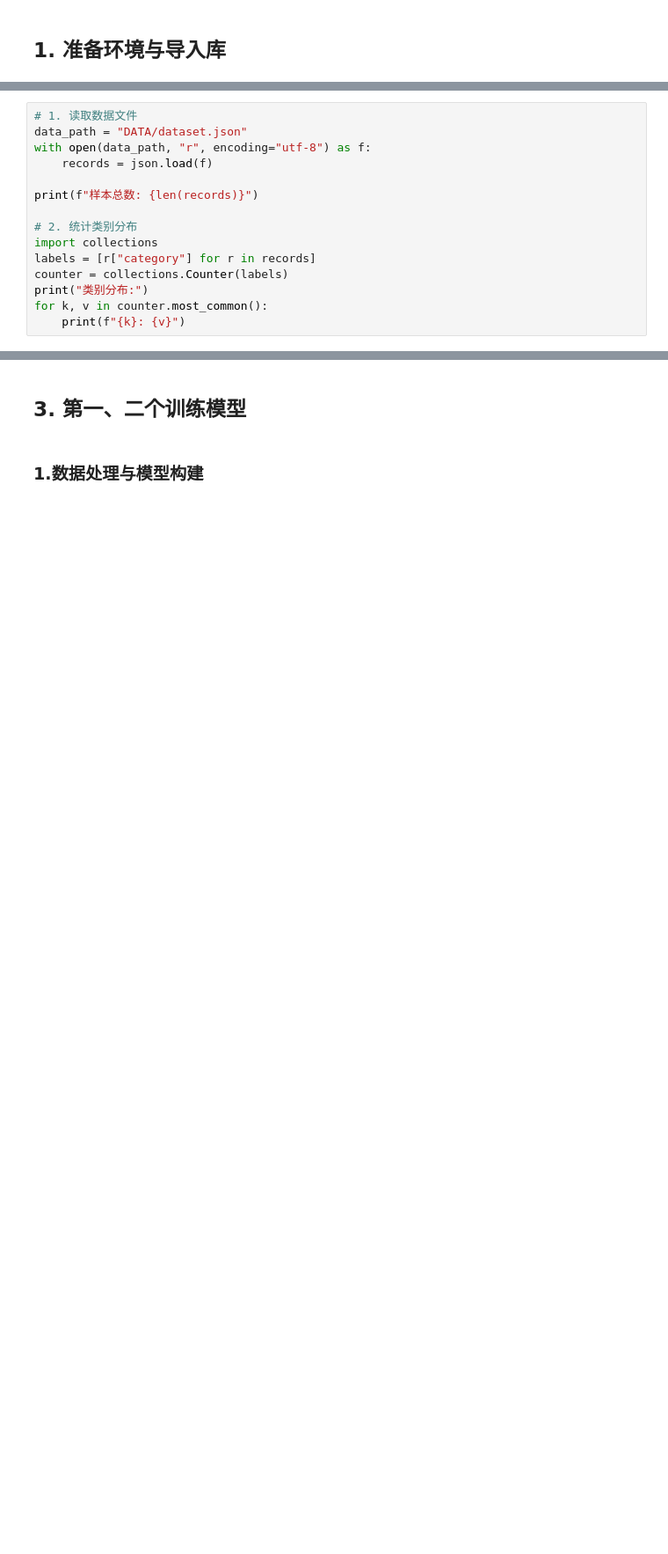
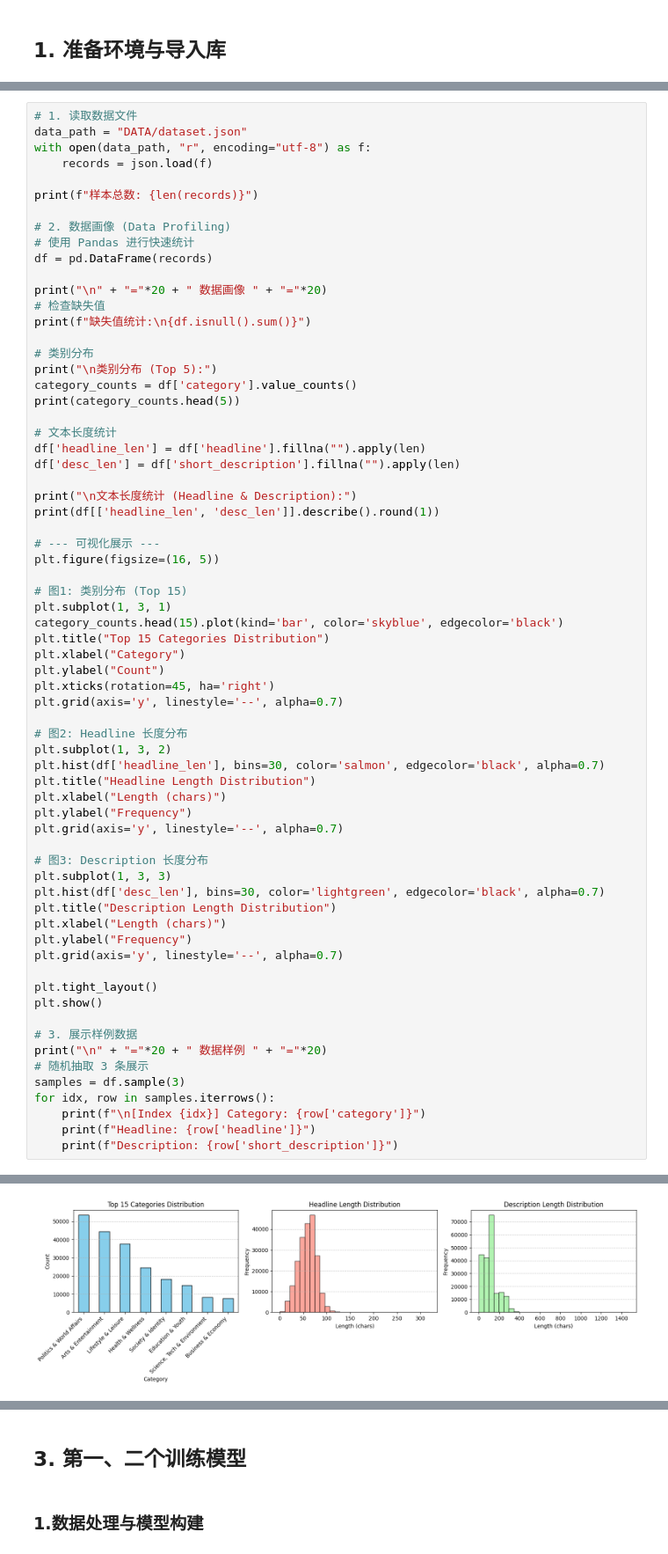
Before and after one commit to e2333-hsjdjh/News_category, a Jupyter notebook: NewsClassifier.ipynb, the cells around one changed output, grey strips where cells are left out. Shown: that part at 88% size. Saved outputs shown, nothing was run; the diff lists cells and outputs as text; blank space fills up the shorter version.

```diff
--- a/NewsClassifier.ipynb
+++ b/NewsClassifier.ipynb
@@ -52,10 +56,63 @@ with open(data_path, "r", encoding="utf-8") as f:
 
 print(f"样本总数: {len(records)}")
 
-# 2. 统计类别分布
-import collections
-labels = [r["category"] for r in records]
-counter = collections.Counter(labels)
-print("类别分布:")
-for k, v in counter.most_common():
-    print(f"{k}: {v}")
+# 2. 数据画像 (Data Profiling)
+# 使用 Pandas 进行快速统计
+df = pd.DataFrame(records)
+
+print("\n" + "="*20 + " 数据画像 " + "="*20)
+# 检查缺失值
+print(f"缺失值统计:\n{df.isnull().sum()}")
+
+# 类别分布
+print("\n类别分布 (Top 5):")
+category_counts = df['category'].value_counts()
+print(category_counts.head(5))
+
+# 文本长度统计
+df['headline_len'] = df['headline'].fillna("").apply(len)
+df['desc_len'] = df['short_description'].fillna("").apply(len)
+
+print("\n文本长度统计 (Headline & Description):")
+print(df[['headline_len', 'desc_len']].describe().round(1))
+
+# --- 可视化展示 ---
+plt.figure(figsize=(16, 5))
+
+# 图1: 类别分布 (Top 15)
+plt.subplot(1, 3, 1)
+category_counts.head(15).plot(kind='bar', color='skyblue', edgecolor='black')
+plt.title("Top 15 Categories Distribution")
+plt.xlabel("Category")
+plt.ylabel("Count")
+plt.xticks(rotation=45, ha='right')
+plt.grid(axis='y', linestyle='--', alpha=0.7)
+
+# 图2: Headline 长度分布
+plt.subplot(1, 3, 2)
+plt.hist(df['headline_len'], bins=30, color='salmon', edgecolor='black', alpha=0.7)
+plt.title("Headline Length Distribution")
+plt.xlabel("Length (chars)")
+plt.ylabel("Frequency")
+plt.grid(axis='y', linestyle='--', alpha=0.7)
+
+# 图3: Description 长度分布
+plt.subplot(1, 3, 3)
+plt.hist(df['desc_len'], bins=30, color='lightgreen', edgecolor='black', alpha=0.7)
+plt.title("Description Length Distribution")
+plt.xlabel("Length (chars)")
+plt.ylabel("Frequency")
+plt.grid(axis='y', linestyle='--', alpha=0.7)
+
+plt.tight_layout()
+plt.show()
+
+# 3. 展示样例数据
+print("\n" + "="*20 + " 数据样例 " + "="*20)
+# 随机抽取 3 条展示
+samples = df.sample(3)
+for idx, row in samples.iterrows():
+    print(f"\n[Index {idx}] Category: {row['category']}")
+    print(f"Headline: {row['headline']}")
+    print(f"Description: {row['short_description']}")
+# %% [output]
@@ -61,0 +136 @@ for k, v in counter.most_common():
+[figure, added]
```
Also changed, not shown: parts of 6 cells of this notebook, 7 other files.
